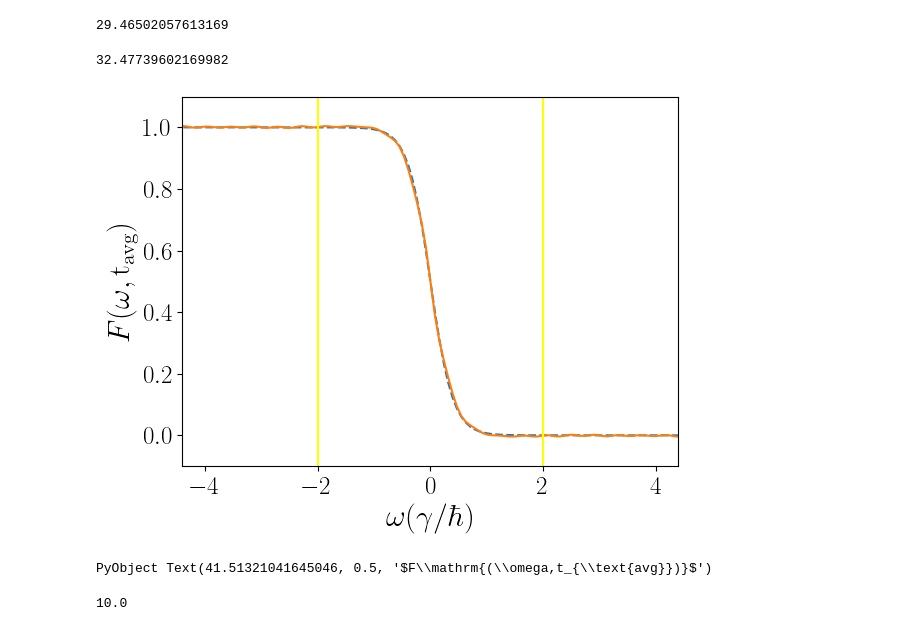
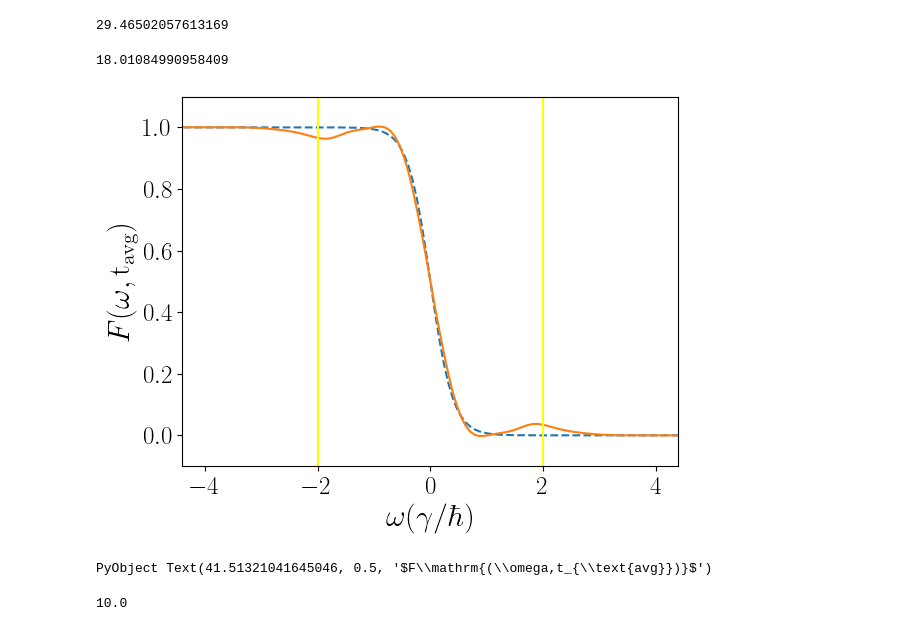
Before and after one commit to Jalil199/KBE-DrivenElectrons, a Jupyter notebook: main.ipynb, the cells around one changed output. Cells and saved outputs as stored; diff of their text form; code cells hidden in the pictures.

```diff
--- a/main.ipynb
+++ b/main.ipynb
@@ -1105,36 +1090,36 @@ tavg[180]
 # ratio1[mask] .= GL_im[mask] ./ A_col[mask]
 
 # plt.plot(ωs,ratio1)
 
 
 
 plt.plot(ωs,fermi.(ωs;model=model),ls="--")
 
-t_avg = 450#185#340#185
+t_avg = 250#185#340#185
 t_avg_sol = tavg[t_avg]
 println(t_avg_sol)
 δ = 1e-6
 A_col   = real.(A_Wigner_sumk[:, t_avg])
 GL_im   = imag.(GL_Wigner_sumk[:, t_avg])/pi
 # Máscara de puntos "seguros"
 mask = abs.(A_col) .> δ
 ratio = fill(NaN, length(A_col))
 ratio[mask] .= GL_im[mask] ./ A_col[mask]
 
 plt.plot(ωs,ratio)
 
 # plt.xlim(-6,6)
 plt.ylim(-0.1,1.1)
 plt.axvline(2,color="yellow")
 plt.axvline(-2,color="yellow")
 
 
 plt.xlim(-4.4,4.4)
 xlabel(raw"$\omega(\gamma/\hbar)$")
 ylabel(raw"$F\mathrm{(\omega,t_{\text{avg}})}$")
 # %% [output]
-32.47739602169982
+18.01084990958409
-[figure, old version]
+[figure, new version]
 PyObject Text(41.51321041645046, 0.5, '$F\\mathrm{(\\omega,t_{\\text{avg}})}$')
 # %%
 fermi.(ωs;model=model)
```
Also changed, not shown: parts of 2 cells of this notebook, 1 other file.
